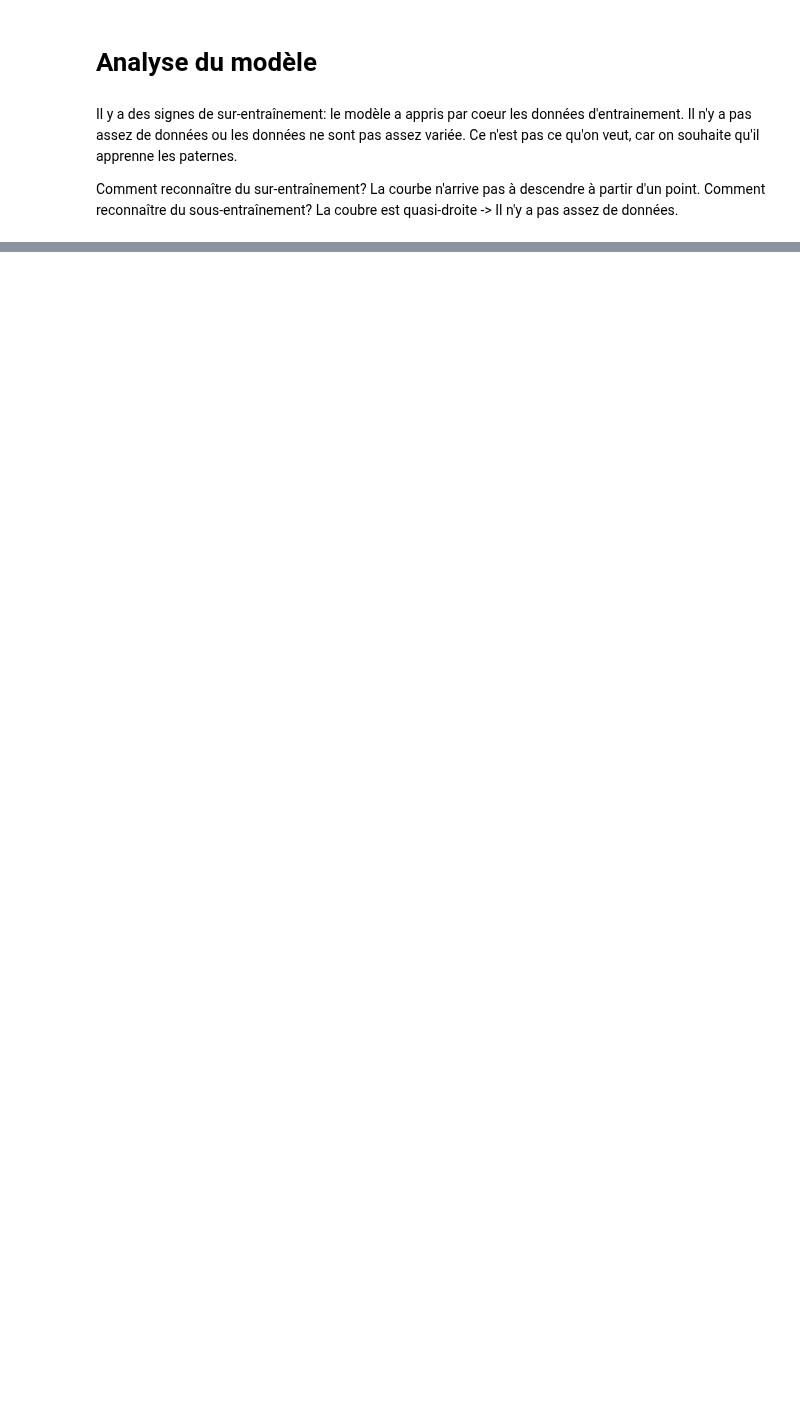
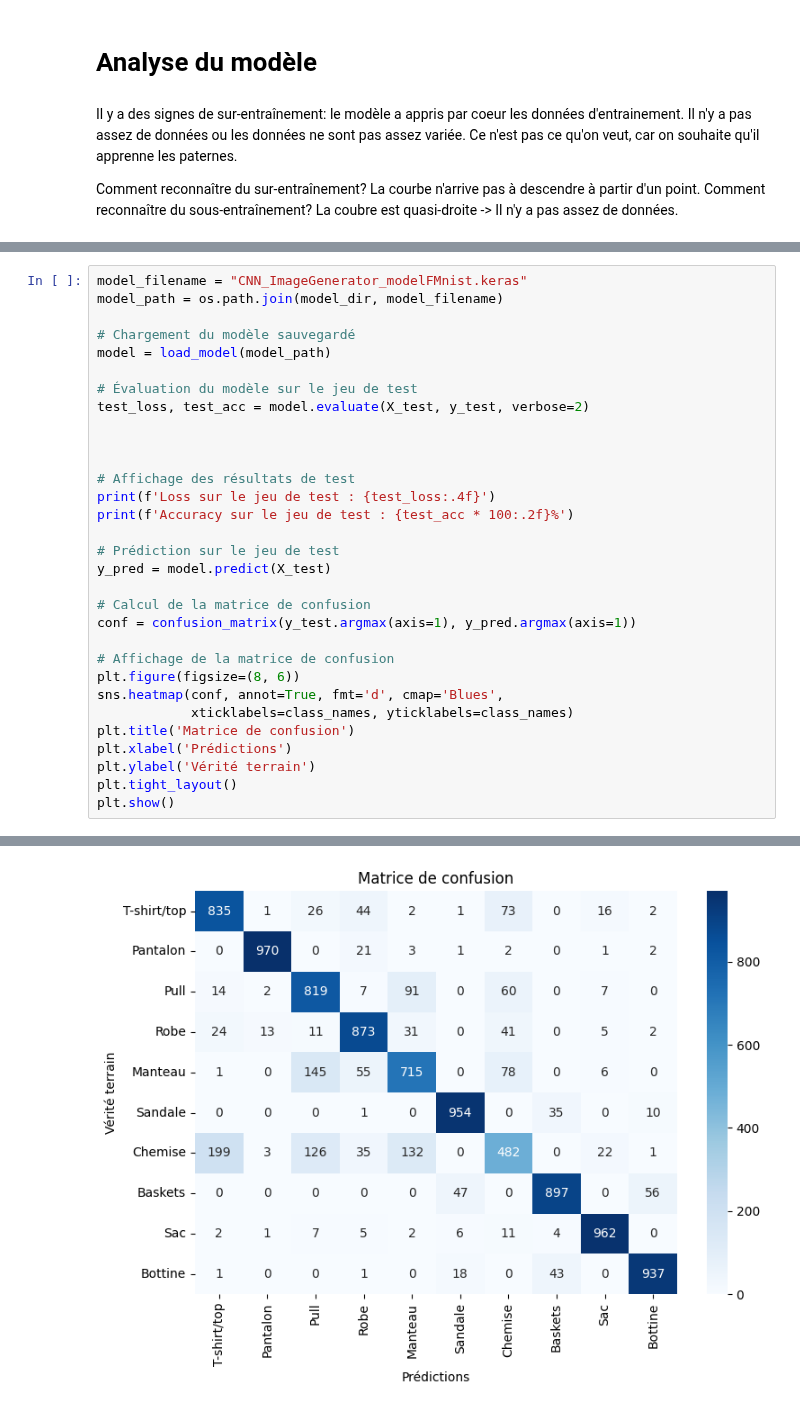
Before and after one commit to 3nd3rh3o/deeplearning-TER, a Jupyter notebook: TER/phaseI/C1-hugo.ipynb, the cells around one changed output, grey strips where cells are left out. Cells and saved outputs as stored; diff of their text form; blank space fills up the shorter version.

```diff
--- a/TER/phaseI/C1-hugo.ipynb
+++ b/TER/phaseI/C1-hugo.ipynb
@@ -576,0 +805,32 @@ Comment reconnaître du sous-entraînement? La coubre est quasi-droite -> Il n'y
+# %%
+model_filename = "CNN_ImageGenerator_modelFMnist.keras"
+model_path = os.path.join(model_dir, model_filename)
+
+# Chargement du modèle sauvegardé
+model = load_model(model_path)
+
+# Évaluation du modèle sur le jeu de test
+test_loss, test_acc = model.evaluate(X_test, y_test, verbose=2)
+
+
+
+# Affichage des résultats de test
+print(f'Loss sur le jeu de test : {test_loss:.4f}')
+print(f'Accuracy sur le jeu de test : {test_acc * 100:.2f}%')
+
+# Prédiction sur le jeu de test
+y_pred = model.predict(X_test)
+
+# Calcul de la matrice de confusion
+conf = confusion_matrix(y_test.argmax(axis=1), y_pred.argmax(axis=1))
+
+# Affichage de la matrice de confusion
+plt.figure(figsize=(8, 6))
+sns.heatmap(conf, annot=True, fmt='d', cmap='Blues',
+            xticklabels=class_names, yticklabels=class_names)
+plt.title('Matrice de confusion')
+plt.xlabel('Prédictions')
+plt.ylabel('Vérité terrain')
+plt.tight_layout()
+plt.show()
+# %% [output]
@@ -576,0 +841 @@ Comment reconnaître du sous-entraînement? La coubre est quasi-droite -> Il n'y
+[figure, added]
```
Also changed, not shown: parts of 16 cells of this notebook.
